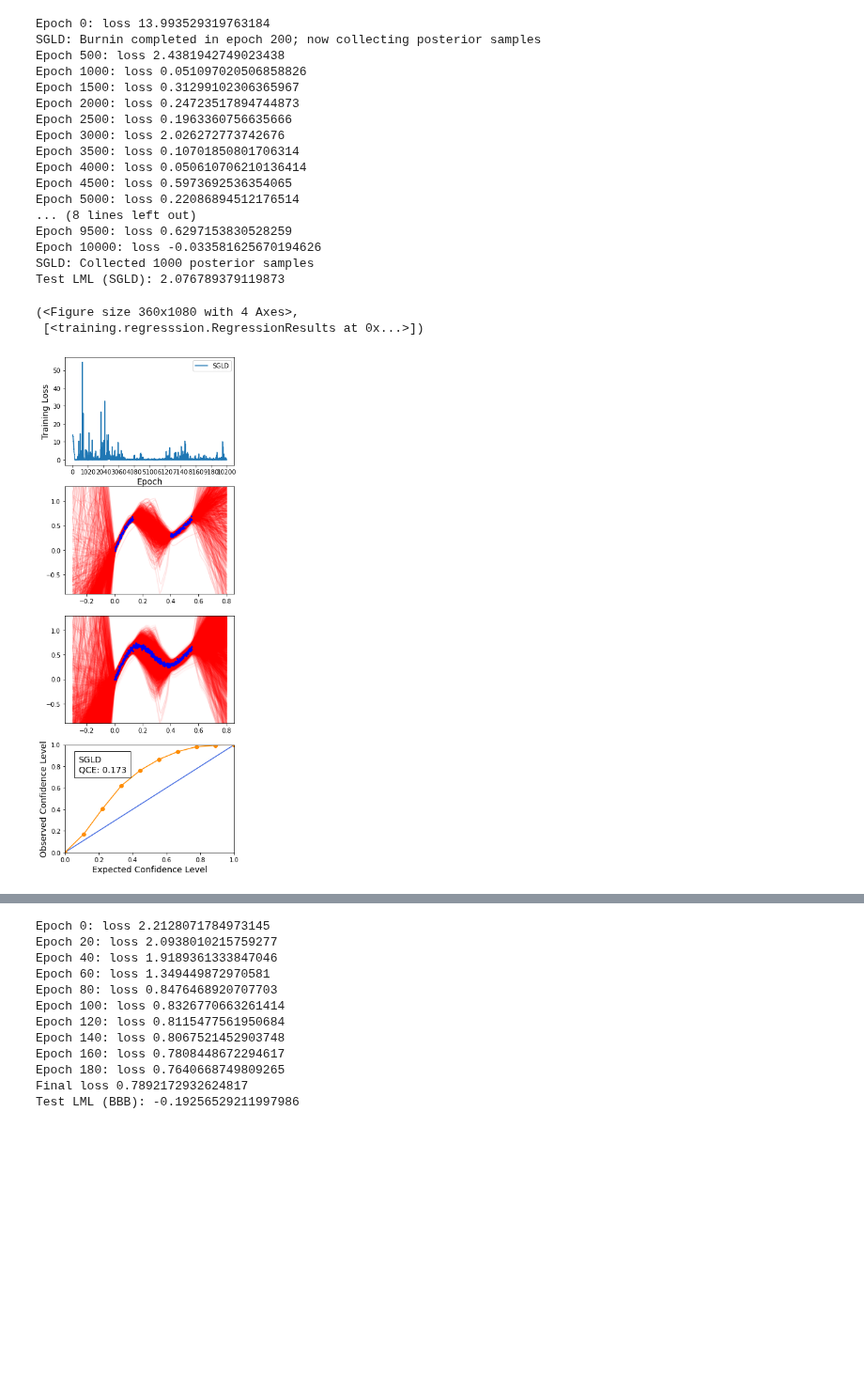
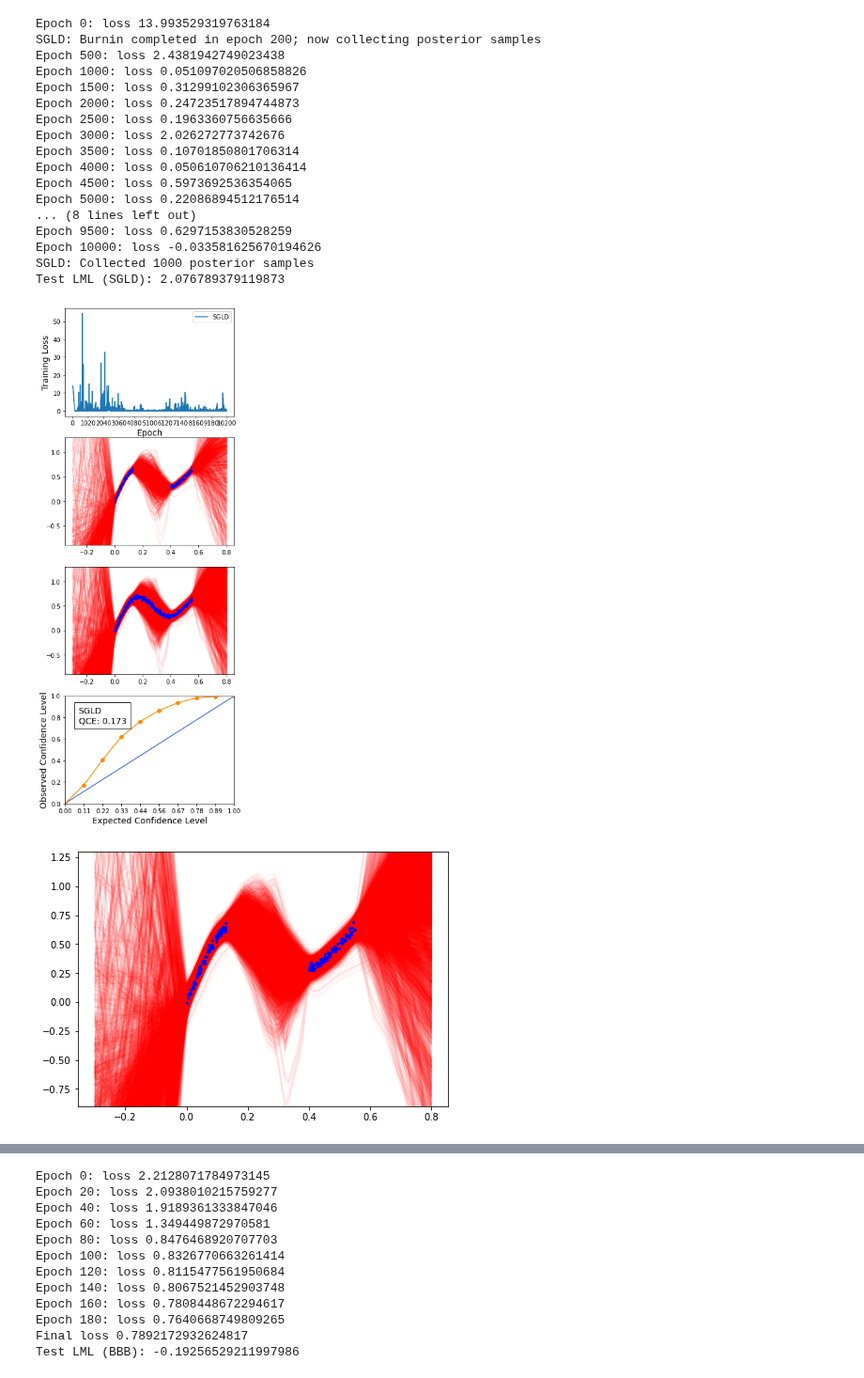
Before and after one commit to Feuermagier/VariationalBayesianDL, a Jupyter notebook: TrigonometricRegression.ipynb, the cells around one changed output, grey strips where cells are left out. Shown at 94% size. Cells and saved outputs as stored; diff of their text form; code cells hidden in the pictures; blank space fills up the shorter version.

```diff
--- a/TrigonometricRegression.ipynb
+++ b/TrigonometricRegression.ipynb
@@ -210,33 +210,33 @@ dataset, trainloader, testset = gap_datasets(device)
 
 layers = [
     ("fc", (1, 32)),
     ("relu", ()),
     ("fc", (32, 32)),
     ("relu", ()),
     ("fc", (32, 1)),
     ("gauss", (dataset.normalized_noise, False))
 ]
 model = SGLDModule(layers, 200, 10)
 model.train_model(10200, nll_loss, sgld(lr=2e-5), trainloader, 20, device, report_every_epochs=500)
 plot_grid(dataset, testset, [("SGLD", model, 1000)], device, plot_ground_truth=False)
+store_results(dataset, testset, [("sgld", model, 1000)], device, plot_ground_truth=False)
 # %% [output]
 Epoch 0: loss 13.993529319763184
 SGLD: Burnin completed in epoch 200; now collecting posterior samples
 Epoch 500: loss 2.4381942749023438
 Epoch 1000: loss 0.051097020506858826
 Epoch 1500: loss 0.31299102306365967
 Epoch 2000: loss 0.24723517894744873
 Epoch 2500: loss 0.1963360756635666
 Epoch 3000: loss 2.026272773742676
 Epoch 3500: loss 0.10701850801706314
 Epoch 4000: loss 0.050610706210136414
 Epoch 4500: loss 0.5973692536354065
 Epoch 5000: loss 0.22086894512176514
 ... (8 lines left out)
 Epoch 9500: loss 0.6297153830528259
 Epoch 10000: loss -0.033581625670194626
 SGLD: Collected 1000 posterior samples
 Test LML (SGLD): 2.076789379119873
-(<Figure size 360x1080 with 4 Axes>,
- [<training.regresssion.RegressionResults at 0x...>])
-[figure, old version]
+[figure, new version]
+[figure, added]
```
Also changed, not shown: parts of 1 cell of this notebook, 4 other files.
